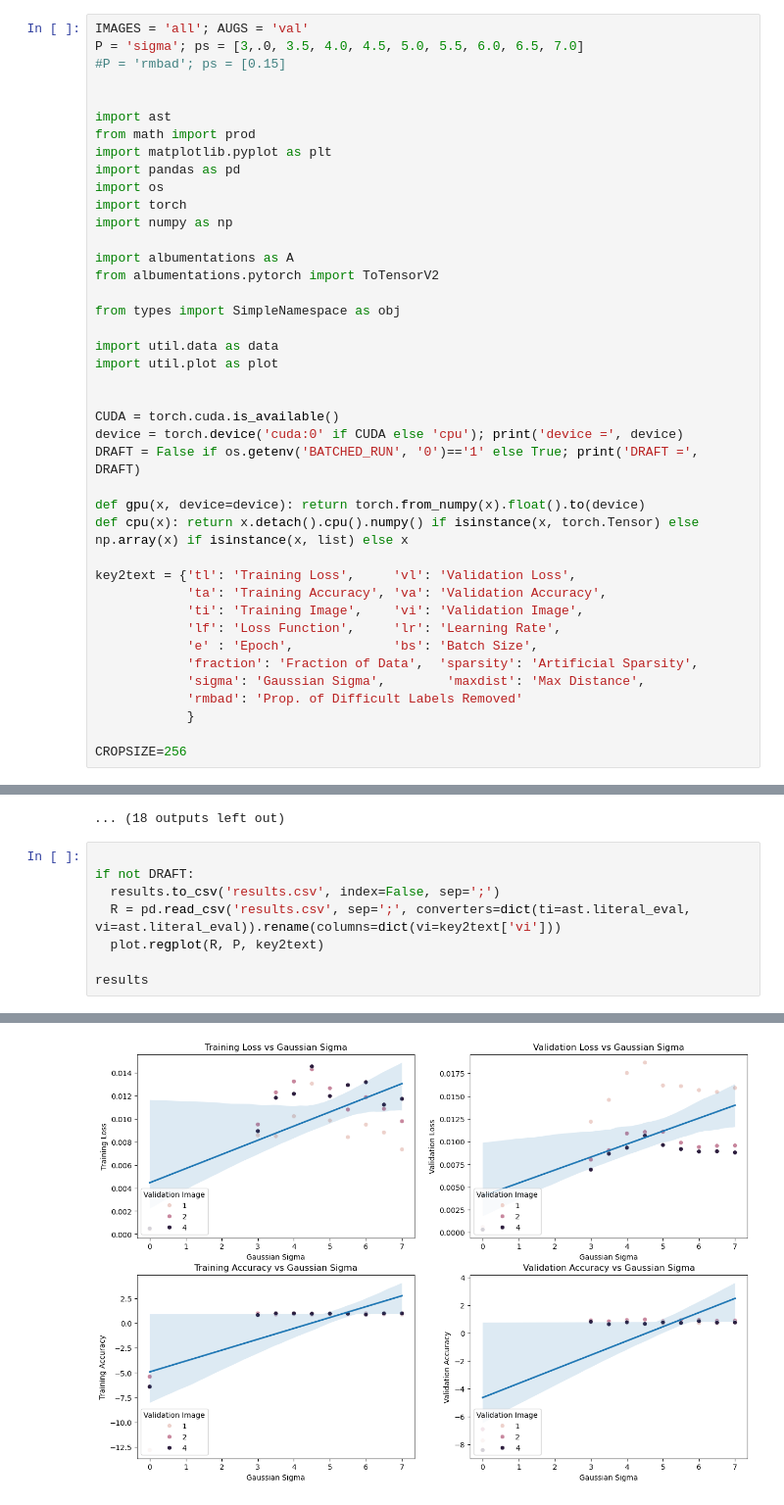
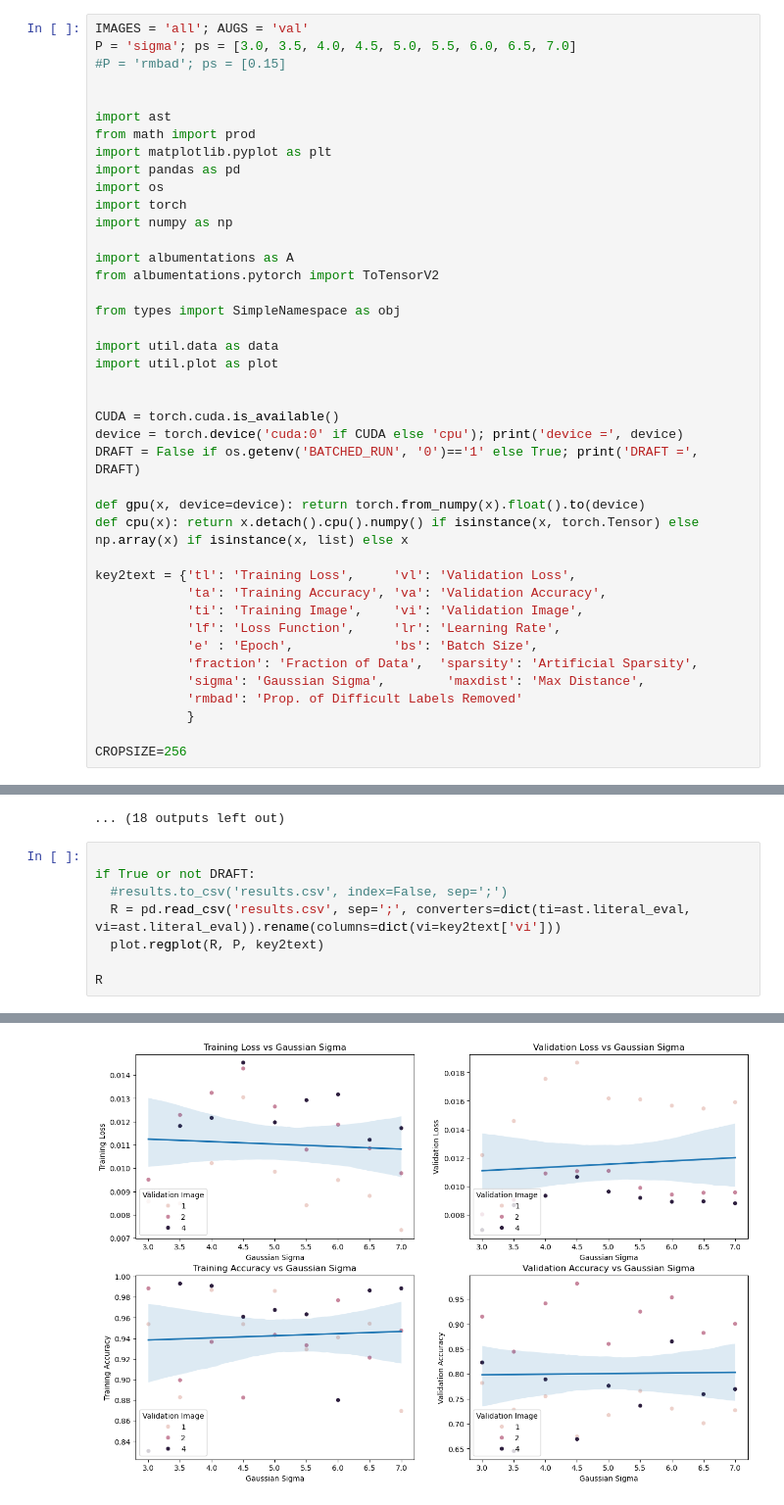
Before and after one commit to bofussing/cellnet, a Jupyter notebook: results/cellnet/240603-054345-sigma3_7-val-all/cellnet.ipynb, the cells around one changed output, grey strips where cells are left out. Shown at 98% size. Drawn from its saved outputs; the diff is of its cells as text.

Commit message:
results: fix plots

```diff
--- a/results/cellnet/240603-054345-sigma3_7-val-all/cellnet.ipynb
+++ b/results/cellnet/240603-054345-sigma3_7-val-all/cellnet.ipynb
@@ -3,6 +6,6 @@
 # %%
 IMAGES = 'all'; AUGS = 'val'
-P = 'sigma'; ps = [3,.0, 3.5, 4.0, 4.5, 5.0, 5.5, 6.0, 6.5, 7.0]
+P = 'sigma'; ps = [3.0, 3.5, 4.0, 4.5, 5.0, 5.5, 6.0, 6.5, 7.0]
 #P = 'rmbad'; ps = [0.15]
 
 
@@ -290,10 +293,10 @@ for p in [1] if DRAFT else ps:
 ... (18 outputs left out)
 # %%
 
-if not DRAFT:
-  results.to_csv('results.csv', index=False, sep=';')
+if True or not DRAFT:
+  #results.to_csv('results.csv', index=False, sep=';')
   R = pd.read_csv('results.csv', sep=';', converters=dict(ti=ast.literal_eval, vi=ast.literal_eval)).rename(columns=dict(vi=key2text['vi']))
   plot.regplot(R, P, key2text)
 
-results
+R
 # %% [output]
@@ -317 +320 @@ results
-[figure, old version]
+[figure, new version]
```
Also changed, not shown: parts of 2 cells of this notebook, 37 other files.
